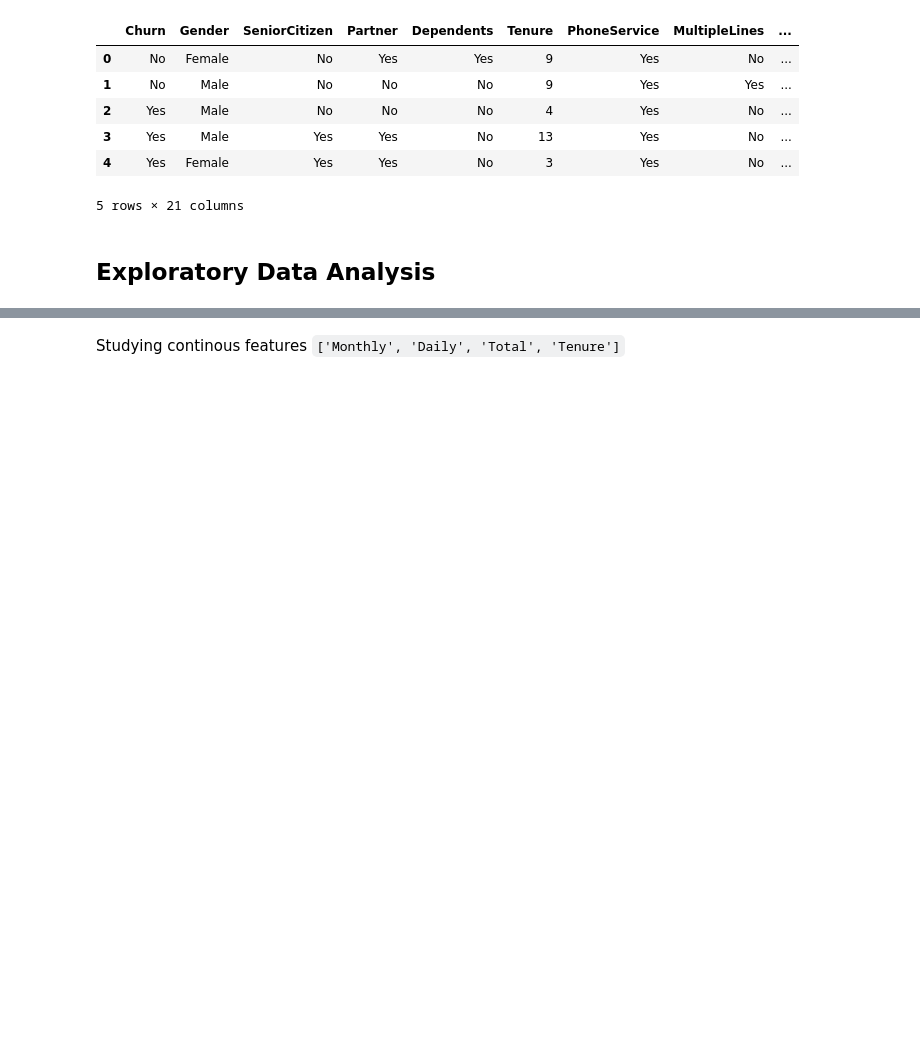
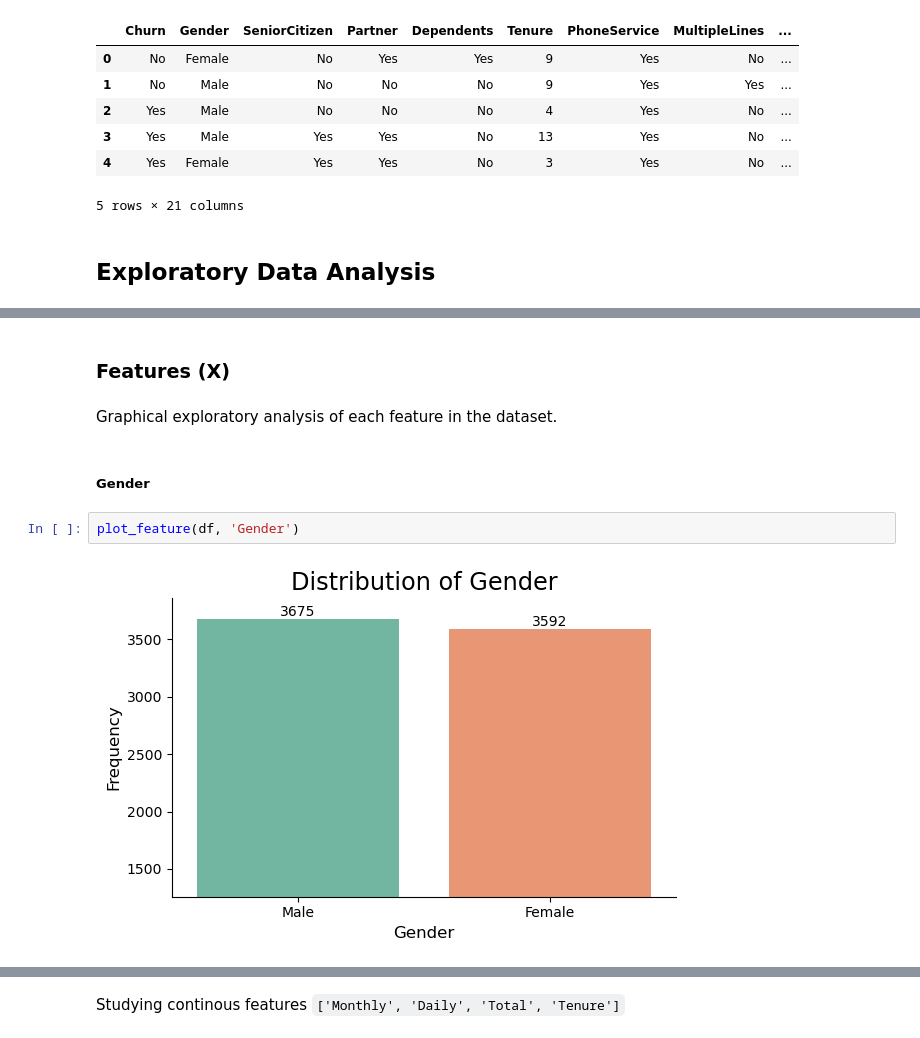
Before and after one commit to DanielCrema/oracle-one-data-science-challenge3-telecom-x-2, a Jupyter notebook: main.ipynb, the cells around one changed output, grey strips where cells are left out. Drawn from its saved outputs; the diff is of its cells as text; blank space fills up the shorter version.

```diff
--- a/main.ipynb
+++ b/main.ipynb
@@ -34,0 +80,10 @@ df.head()
+# %% [markdown]
+### Features (X)
+# %% [markdown]
+Graphical exploratory analysis of each feature in the dataset.
+# %% [markdown]
+##### Gender
+# %%
+plot_feature(df, 'Gender')
+# %% [output]
+[figure, added]
```
Also changed, not shown: parts of 66 cells of this notebook, 4 other files.
